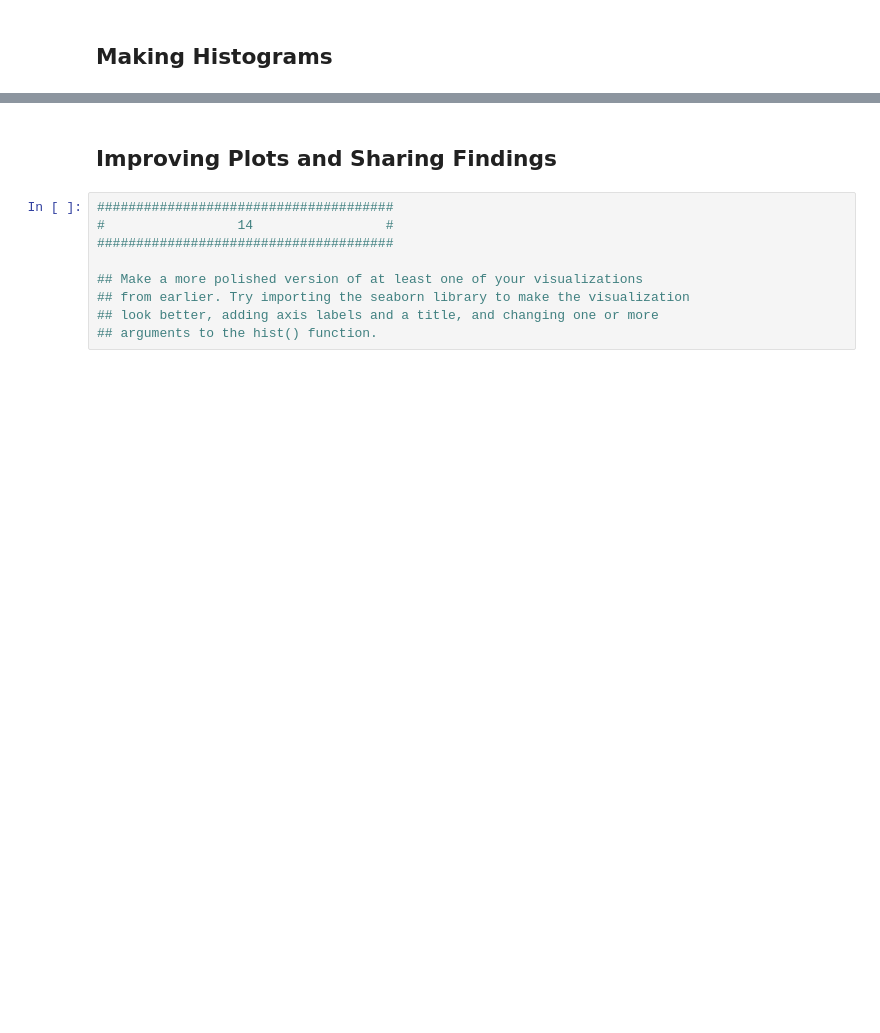
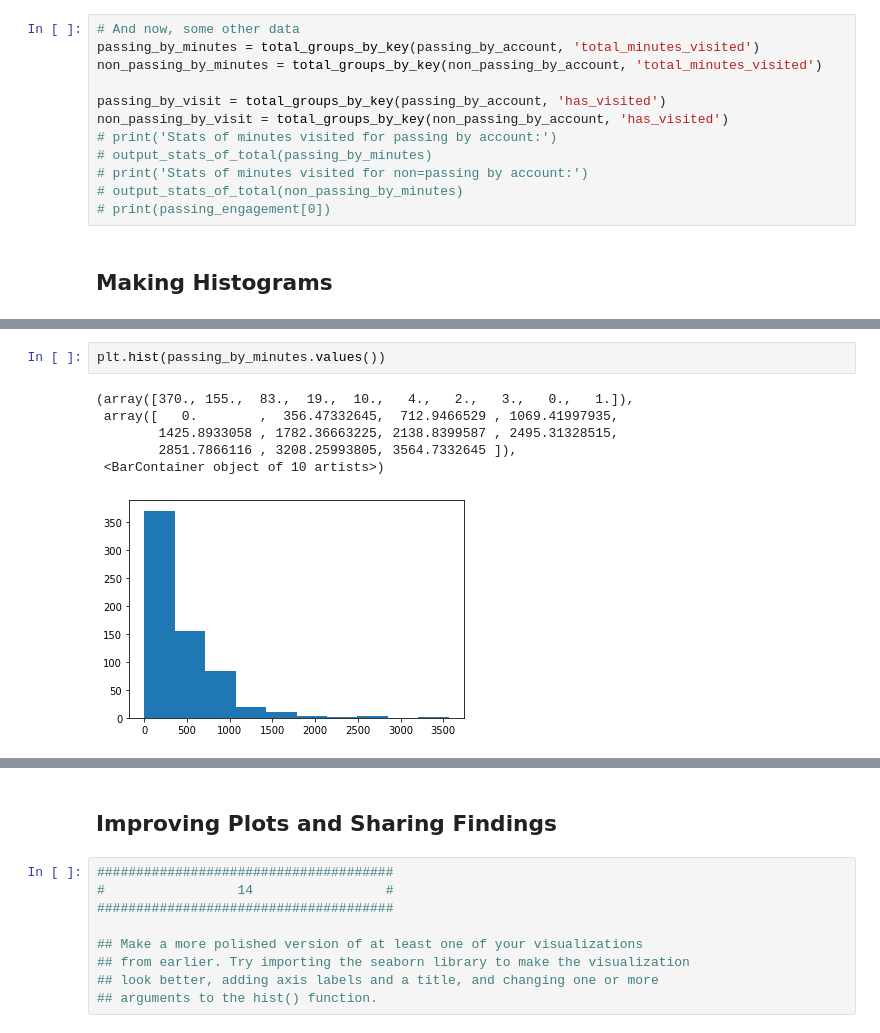
Before and after one commit to rafi007akhtar/intro-to-data-analysis, a Jupyter notebook: project-1/L1_Starter_Code.ipynb, the cells around one changed output, grey strips where cells are left out. Drawn from its saved outputs; the diff is of its cells as text; blank space fills up the shorter version.

```diff
--- a/project-1/L1_Starter_Code.ipynb
+++ b/project-1/L1_Starter_Code.ipynb
@@ -653,6 +665,18 @@ Max: 27
 total lessons completed by passing students: 1328
 total lessons completed by non-passing students: 300
 Difference: 1028
+# %%
+# And now, some other data
+passing_by_minutes = total_groups_by_key(passing_by_account, 'total_minutes_visited')
+non_passing_by_minutes = total_groups_by_key(non_passing_by_account, 'total_minutes_visited')
+
+passing_by_visit = total_groups_by_key(passing_by_account, 'has_visited')
+non_passing_by_visit = total_groups_by_key(non_passing_by_account, 'has_visited')
+# print('Stats of minutes visited for passing by account:')
+# output_stats_of_total(passing_by_minutes)
+# print('Stats of minutes visited for non=passing by account:')
+# output_stats_of_total(non_passing_by_minutes)
+# print(passing_engagement[0])
 # %% [markdown]
 ## Making Histograms
 # %%
@@ -665,0 +706,9 @@ Difference: 1028
+# %%
+plt.hist(passing_by_minutes.values())
+# %% [output]
+(array([370., 155.,  83.,  19.,  10.,   4.,   2.,   3.,   0.,   1.]),
+ array([   0.        ,  356.47332645,  712.9466529 , 1069.41997935,
+        1425.8933058 , 1782.36663225, 2138.8399587 , 2495.31328515,
+        2851.7866116 , 3208.25993805, 3564.7332645 ]),
+ <BarContainer object of 10 artists>)
+[figure, added]
```
Also changed, not shown: parts of 7 cells of this notebook.
